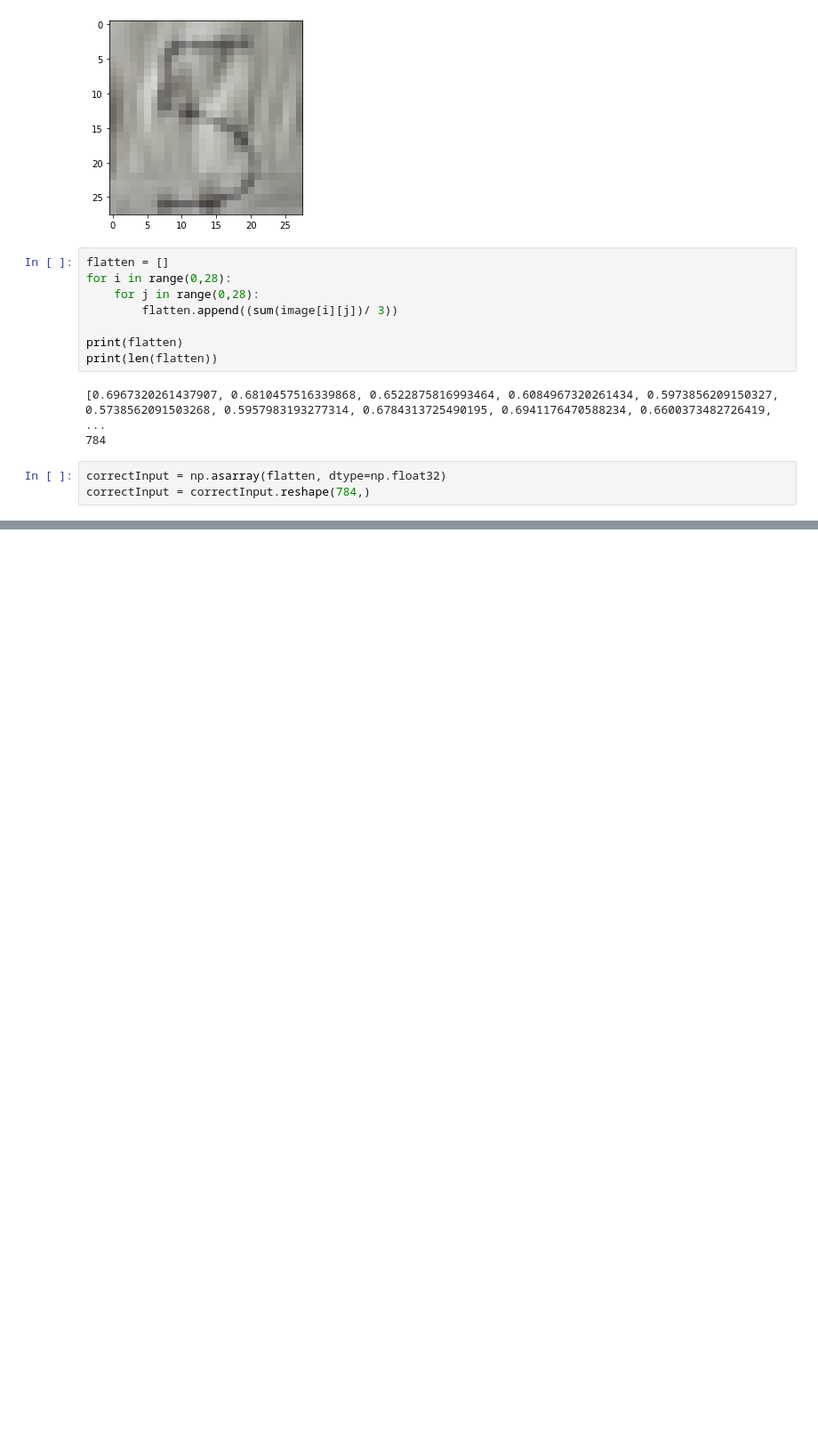
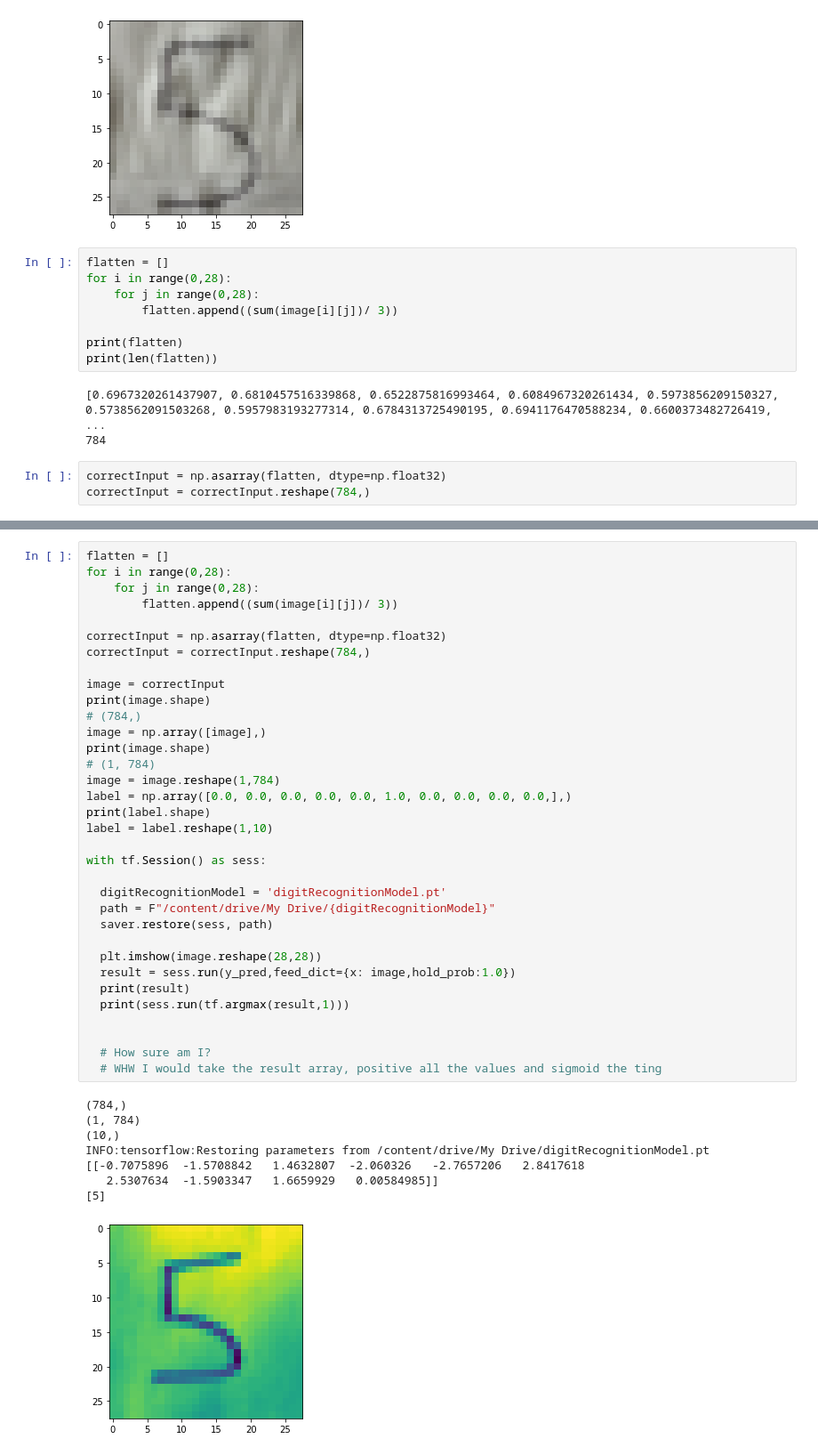
Before and after one commit to jrsmth/Kaggle, a Jupyter notebook: digitRecognition/digitRecognition-actual.ipynb, the cells around one changed output, grey strips where cells are left out. Shown at 89% size. Cells and saved outputs as stored; diff of their text form; blank space fills up the shorter version.

```diff
--- a/digitRecognition/digitRecognition.ipynb
+++ b/digitRecognition/digitRecognition-actual.ipynb
@@ -436,0 +536,43 @@ INFO:tensorflow:Restoring parameters from /content/drive/My Drive/digitRecogniti
+# %%
+flatten = []
+for i in range(0,28):
+    for j in range(0,28):
+        flatten.append((sum(image[i][j])/ 3))
+
+correctInput = np.asarray(flatten, dtype=np.float32)
+correctInput = correctInput.reshape(784,)
+
+image = correctInput
+print(image.shape)
+# (784,)
+image = np.array([image],)
+print(image.shape)
+# (1, 784)
+image = image.reshape(1,784)
+label = np.array([0.0, 0.0, 0.0, 0.0, 0.0, 1.0, 0.0, 0.0, 0.0, 0.0,],)
+print(label.shape)
+label = label.reshape(1,10)
+
+with tf.Session() as sess:
+
+  digitRecognitionModel = 'digitRecognitionModel.pt'
+  path = F"/content/drive/My Drive/{digitRecognitionModel}"
+  saver.restore(sess, path)
+
+  plt.imshow(image.reshape(28,28))
+  result = sess.run(y_pred,feed_dict={x: image,hold_prob:1.0})
+  print(result)
+  print(sess.run(tf.argmax(result,1)))
+
+
+  # How sure am I?
+  # WHW I would take the result array, positive all the values and sigmoid the ting
+# %% [output]
+(784,)
+(1, 784)
+(10,)
+INFO:tensorflow:Restoring parameters from /content/drive/My Drive/digitRecognitionModel.pt
+[[-0.7075896  -1.5708842   1.4632807  -2.060326   -2.7657206   2.8417618
+   2.5307634  -1.5903347   1.6659929   0.00584985]]
+[5]
+[figure, added]
```
Also changed, not shown: parts of 13 cells of this notebook.
